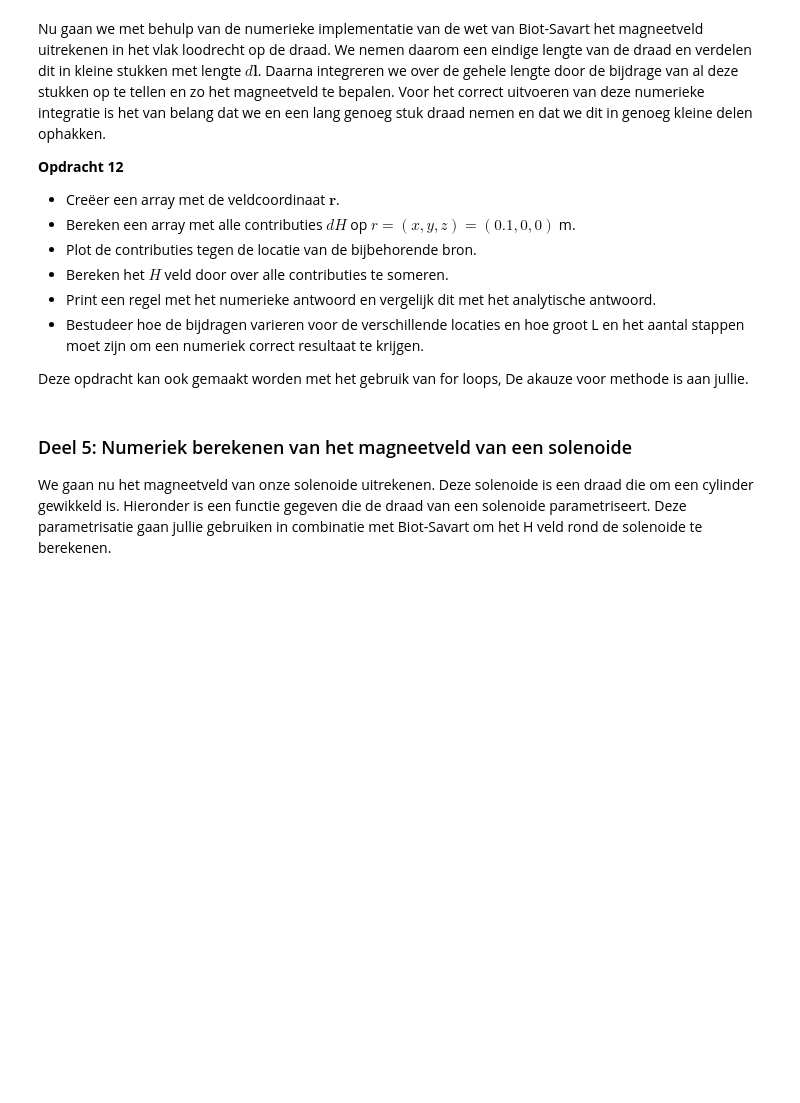
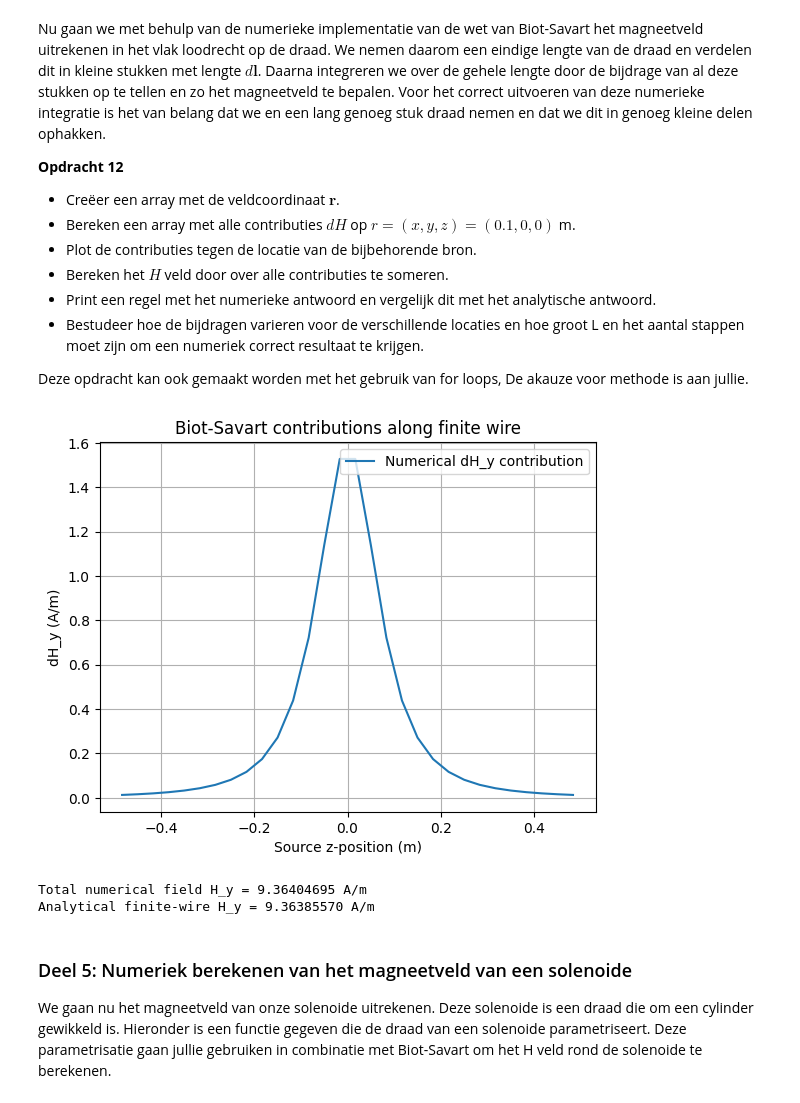
Before and after one commit to Ikbenjamin07/opdrachten-DEF-D, a Jupyter notebook: DigitaleOntwerpopdrachten/2KrachtactuatorOpdracht/KrachtactuatorOpdracht.ipynb, the cells around one changed output. Cells and saved outputs as stored; diff of their text form; code cells hidden in the pictures; blank space fills up the shorter version.

```diff
--- a/DigitaleOntwerpopdrachten/2KrachtactuatorOpdracht/KrachtactuatorOpdracht.ipynb
+++ b/DigitaleOntwerpopdrachten/2KrachtactuatorOpdracht/KrachtactuatorOpdracht.ipynb
@@ -351,11 +351,11 @@ De functie moet het magneetveld van een lijnelement $d\mathbf{l}$ berekenen. Geb
 
 Bereken met deze functie alle componenten van het magneetveld voor een veldpositie op $x=0.1$ m voor een stroombronelement in de oorsprong met een stroom van 6 A een lengte van $d\mathbf{l}$ gelijk aan $L/64$. Print het analytische en numerieke antwoord naar de command line en controleer dat het magneetveld gelijk is aan $\mathbf{H} =  0.00746 \hat{\mathbf{y}}$ A/m is.
 # %%
+L_draad = 0.1
 dl=np.array([0, 0, L_draad/64])
 r_field=np.array([0.1, 0, 0])
 r_source=np.array([0, 0, 0])
 I = 6
-L_draad = 0.1
 
 
 def field_current_element(r_field, r_source, dl):
@@ -363,9 +363,14 @@ def field_current_element(r_field, r_source, dl):
     # r_source are coordinates of the current source
     # dl is the vector of the length of the current element
     # Gebruik np.cross om het uitproduct te berekenen
+
+    r_dif = r_field - r_source
+    r_norm = np.linalg.norm(r_dif)
+    dH = (I/(4*np.pi))*np.cross(dl, r_dif)/(r_norm**3)
     return dH
-analytical_answer=(I/4/np.pi)*(L_draad/64)/np.sum((r_field-r_source)**2) # een veld elementje.
+
+analytical_answer = (I/(4*np.pi))*np.cross(dl, (r_field-r_source))[1]/(np.linalg.norm(r_field-r_source)**3)
 print('The analytical answer is ' + str(analytical_answer) + ' A/m in the y-direction')
 
-print('The numerical answer is is ' + str(field_current_element(r_field, r_source, dl)) + ' A/m')
+print('The numerical answer is ' + str(field_current_element(r_field, r_source, dl)) + ' A/m')
 # %% [output]
@@ -384,8 +390,53 @@ Nu gaan we met behulp van de numerieke implementatie van de wet van Biot-Savart
 Deze opdracht kan ook gemaakt worden met het gebruik van for loops, De akauze voor methode is aan jullie.
 # %%
 ###
-###Jullie code hier###
+### Jullie code hier ###
 ###
+
+r_veld = np.array([0.1, 0.0, 0.0])
+
+# Use a symmetric finite wire around z=0 and midpoint integration for consistent dl
+L_draad = 1
+n_segments = 30
+z_min = -L_draad / 2
+z_max = L_draad / 2
+dz = (z_max - z_min) / n_segments
+r_sources = np.linspace(z_min, z_max, n_segments, endpoint=False) + dz / 2
+dl_segment = np.array([0.0, 0.0, dz])
+
+H_array = []
+for z_source in r_sources:
+    r_source = np.array([0.0, 0.0, z_source])
+    dH = field_current_element(r_veld, r_source, dl_segment)
+    H_array.append(dH[1])
+H_array = np.array(H_array)
+
+plt.figure()
+plt.plot(r_sources, H_array, label='Numerical dH_y contribution')
+plt.xlabel('Source z-position (m)')
+plt.ylabel('dH_y (A/m)')
+plt.title('Biot-Savart contributions along finite wire')
+plt.legend()
+plt.grid(True)
+plt.show()
+
+H_total_num = np.sum(H_array)
+
+# Analytical H_y for a finite straight wire from z_min to z_max at x = r_veld[0], y=z=0
+x = r_veld[0]
+H_total_ana_finite = (I / (4 * np.pi * x)) * (
+    z_max / np.sqrt(x**2 + z_max**2) - z_min / np.sqrt(x**2 + z_min**2)
+)
+
+print(f'Total numerical field H_y = {H_total_num:.8f} A/m')
+print(f'Analytical finite-wire H_y = {H_total_ana_finite:.8f} A/m')
+
+# Hoe dichter je bij het midden van de draad zit, hoe groter de variaties in het veld worden.
+# De grote van L en het aantal stoppen verhouden zich ongeveer 1:40 voor een goede benadering van het veld. Bij een verhouding van 1:30 begin je variaties tot het 3de decimaal te zien.
+# %% [output]
+[figure, added]
+Total numerical field H_y = 9.36404695 A/m
+Analytical finite-wire H_y = 9.36385570 A/m
 # %% [markdown]
 ### Deel 5: Numeriek berekenen van het magneetveld van een solenoide
 
```
Also changed, not shown: parts of 2 cells of this notebook.
